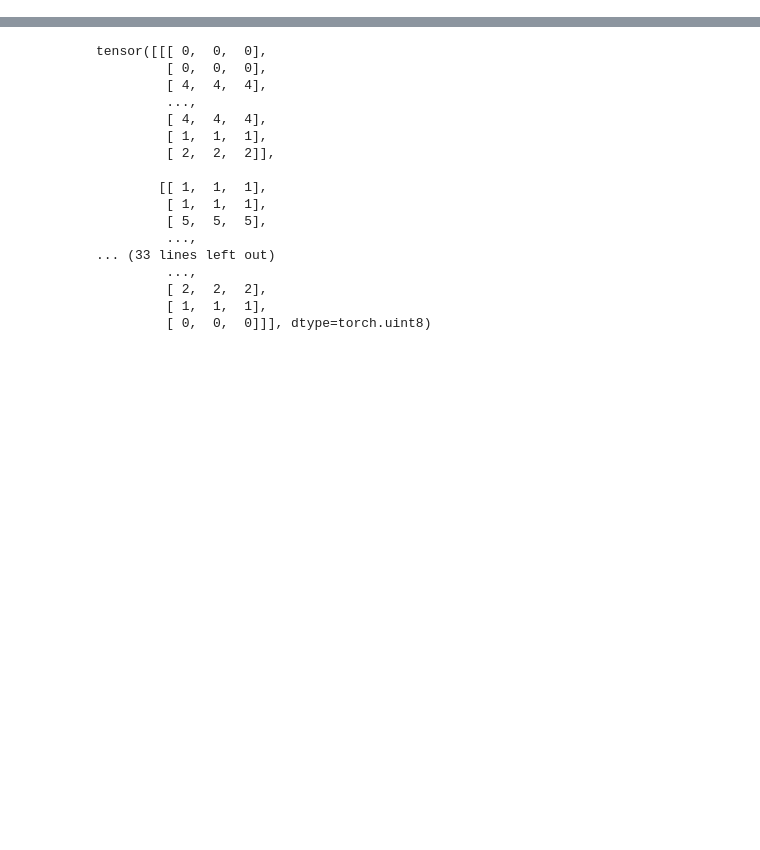
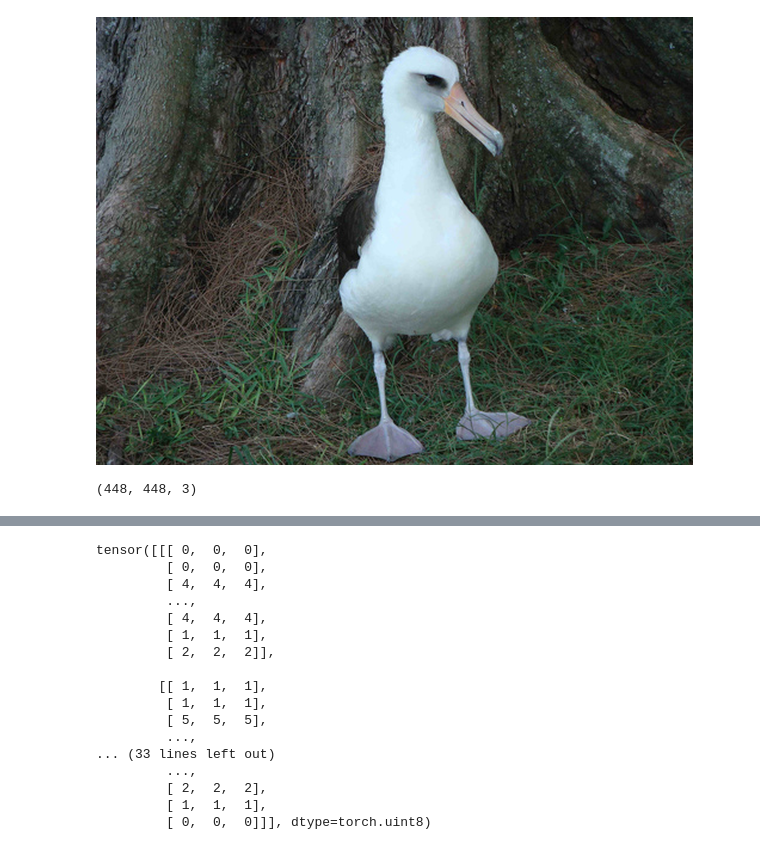
Before and after one commit to Vins1805/cnn-fine-grained-image-recognition, a Jupyter notebook: dataset2.ipynb, the cells around one changed output, grey strips where cells are left out. Cells and saved outputs as stored; diff of their text form; code cells hidden in the pictures; blank space fills up the shorter version.

```diff
--- a/dataset2.ipynb
+++ b/dataset2.ipynb
@@ -86,0 +179,10 @@ RuntimeError: stack expects each tensor to be equal size, but got [264, 153, 3]
+# %%
+imgnew = img.resize((width, height), Image.ANTIALIAS)
+# %%
+imgnew
+# %% [output]
+[figure, added]
+# %%
+np.array(imgnew)[:,width-height:].shape
+# %% [output]
+(448, 448, 3)
```
Also changed, not shown: parts of 30 cells of this notebook, 1 other file.
